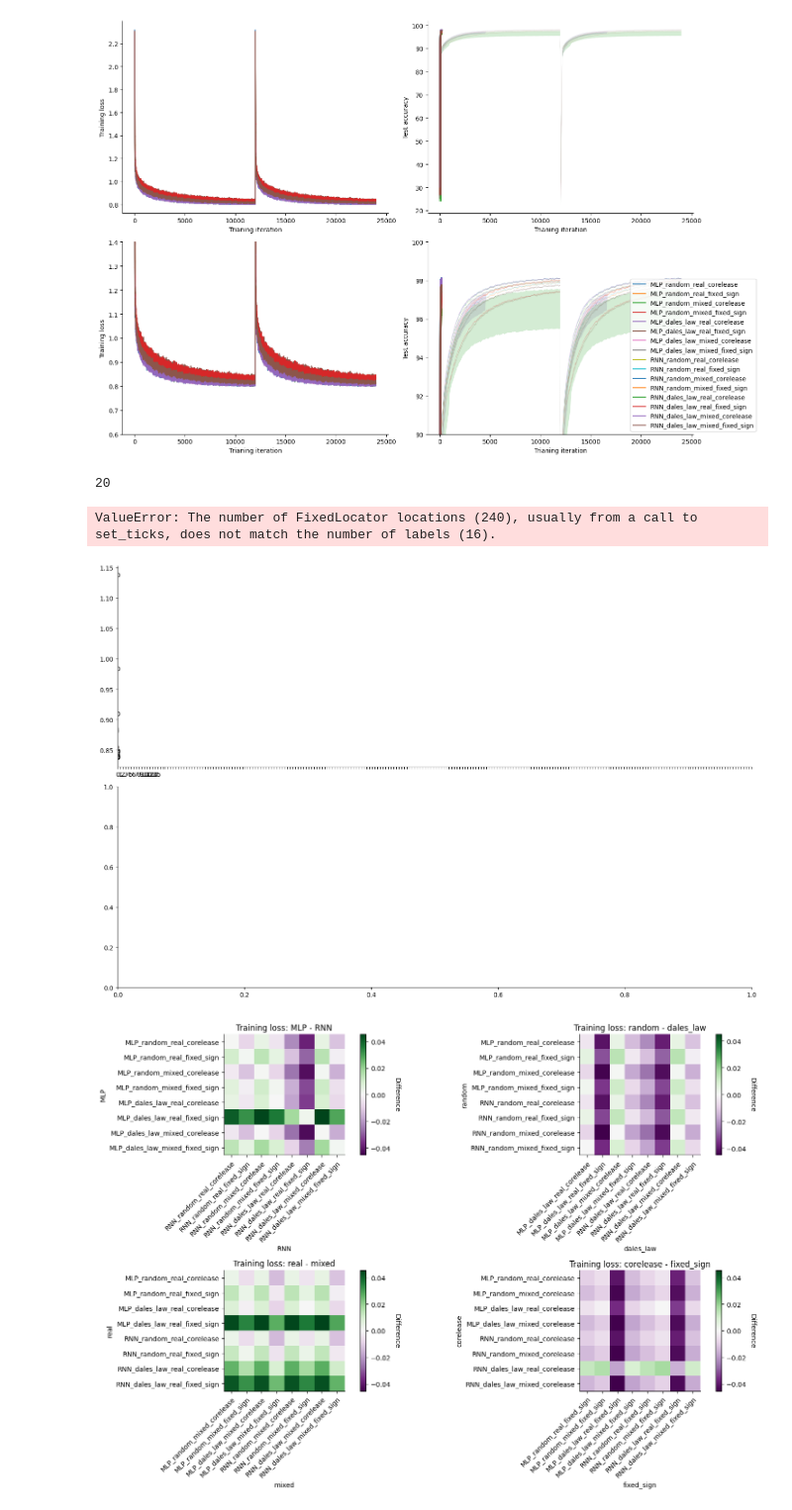
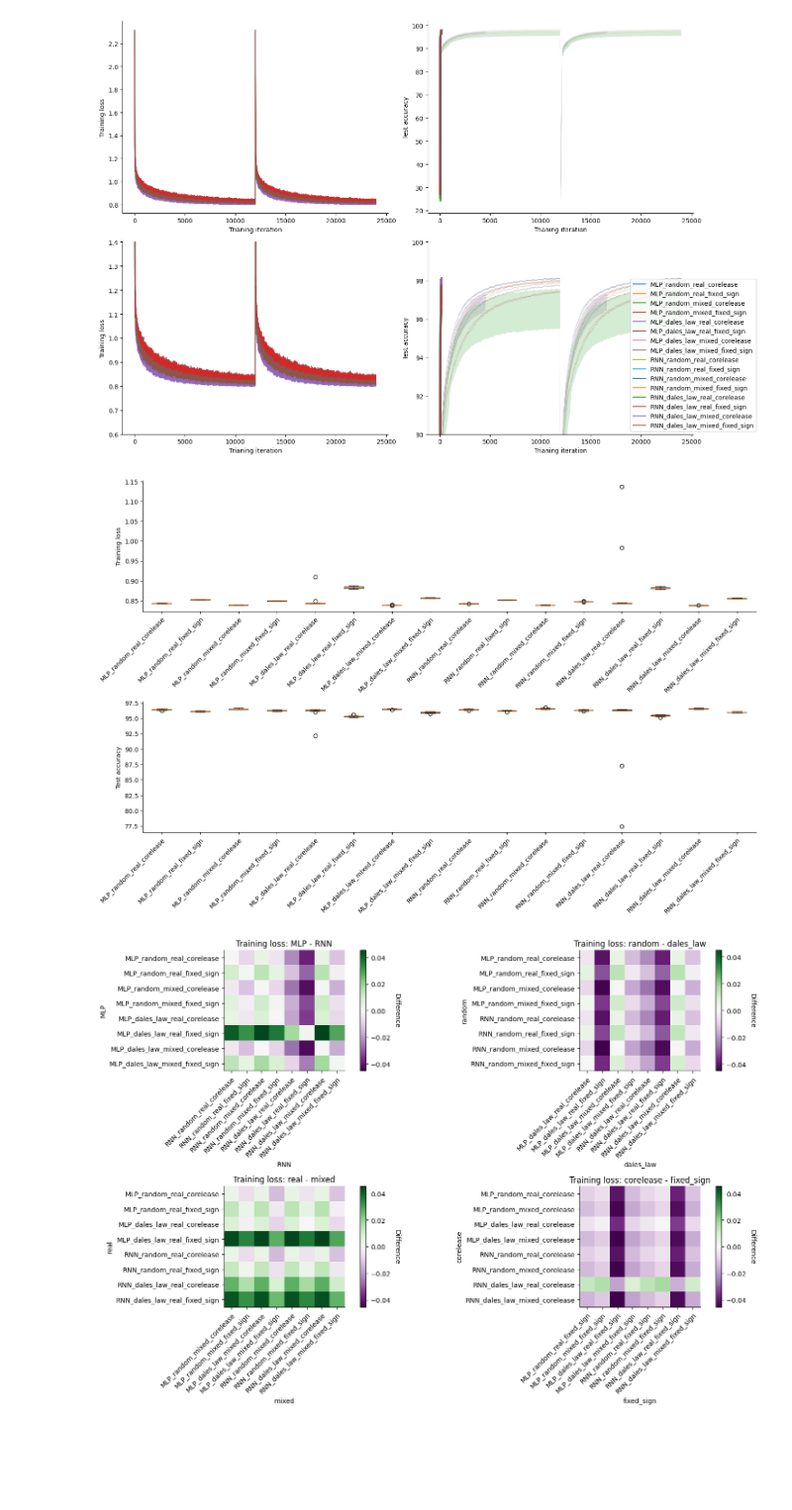
Before and after one commit to shunnnli/EP-LHb-model, a Jupyter notebook: model_comparisons.ipynb, the cells around one changed output. Shown at 99% size. Saved outputs shown, nothing was run; the diff lists cells and outputs as text; code cells hidden in the pictures; blank space fills up the shorter version.

```diff
--- a/model_comparisons.ipynb
+++ b/model_comparisons.ipynb
@@ -219,43 +219,36 @@ plt.show()
 # %%
 # Plot bar plots of different conditions
 
 fig, axs = plt.subplots(2,1,figsize=(15, 10))
 
 # Plot loss
-mean_loss = []
-sem_loss = []
+mean_loss, sem_loss = [],[]
 for network in training_loss_summary:
     mean_loss.append(np.mean(training_loss_summary[network],axis=1))
     # sem_loss.extend(stats.sem(training_loss_summary[network],axis=1))
 
-print(len(mean_loss[0]))
 axs[0].boxplot(mean_loss,positions=np.arange(len(mean_loss)))
-axs[0].set_xticks(x)
 axs[0].set_xticklabels(training_loss_summary.keys())
 axs[0].set_ylabel('Training loss')
 # Rotate the tick labels and set their alignment.
 plt.setp(axs[0].get_xticklabels(), rotation=45, ha="right",
             rotation_mode="anchor")
 
 # Plot accuracy
-mean_acc = []
-sem_acc = []
+mean_acc, sem_acc = [],[]
 for network in test_accuracy_summary:
     mean_acc.append(np.mean(test_accuracy_summary[network],axis=1))
     # sem_acc.extend(stats.sem(test_accuracy_summary[network],axis=1))
 
 axs[1].boxplot(mean_acc,positions=np.arange(len(mean_acc)))
-axs[1].set_xticks(x)
 axs[1].set_xticklabels(test_accuracy_summary.keys())
 axs[1].set_ylabel('Test accuracy')
 # Rotate the tick labels and set their alignment.
 plt.setp(axs[1].get_xticklabels(), rotation=45, ha="right",
             rotation_mode="anchor")
 plt.show()
 # %% [output]
-20
-ValueError: The number of FixedLocator locations (240), usually from a call to set_ticks, does not match the number of labels (16).
-[figure, old version]
+[figure, new version]
 # %%
 # Plot heatmaps to plot differences between conditions
 
```
Also changed, not shown: 1 other file.
